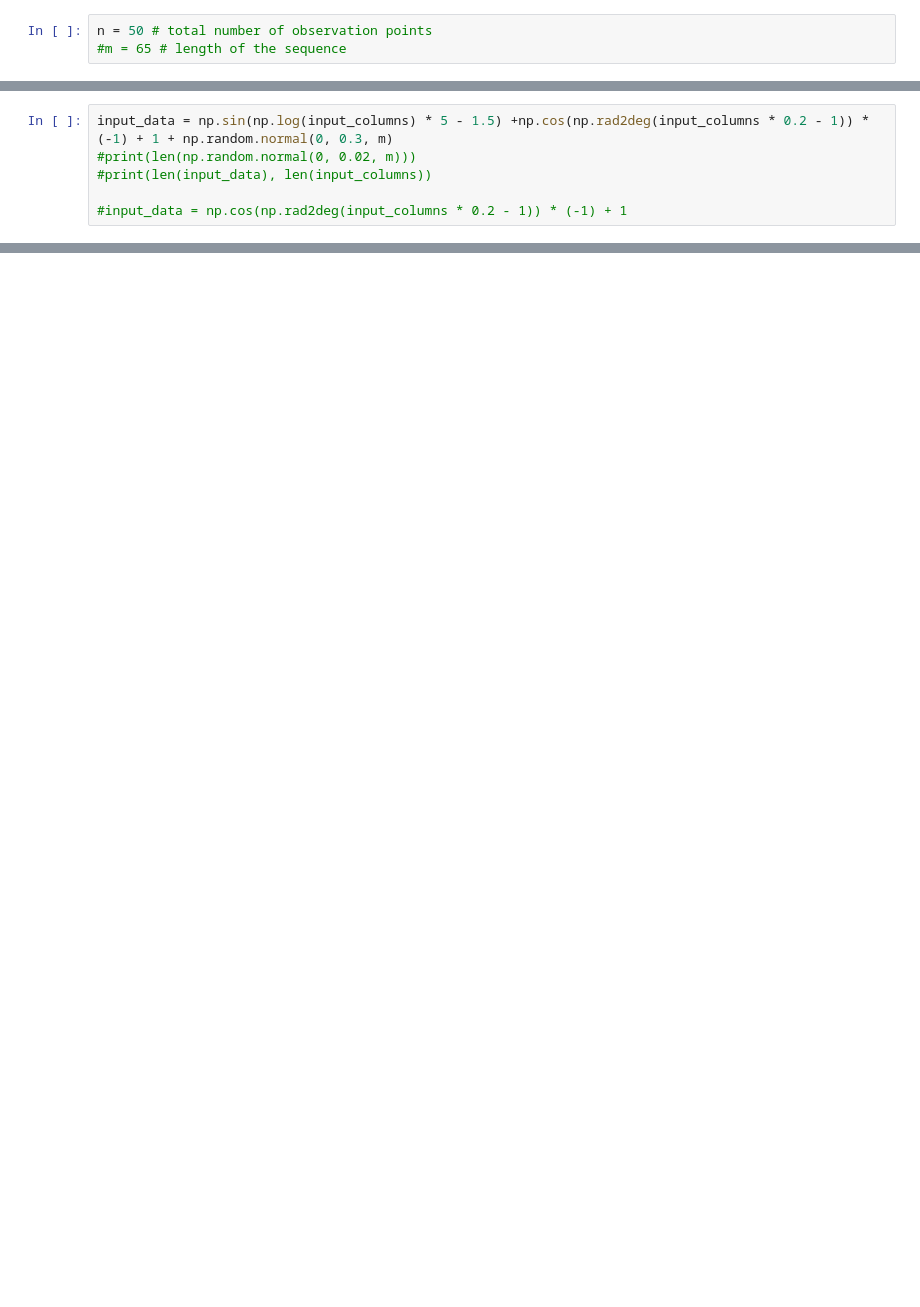
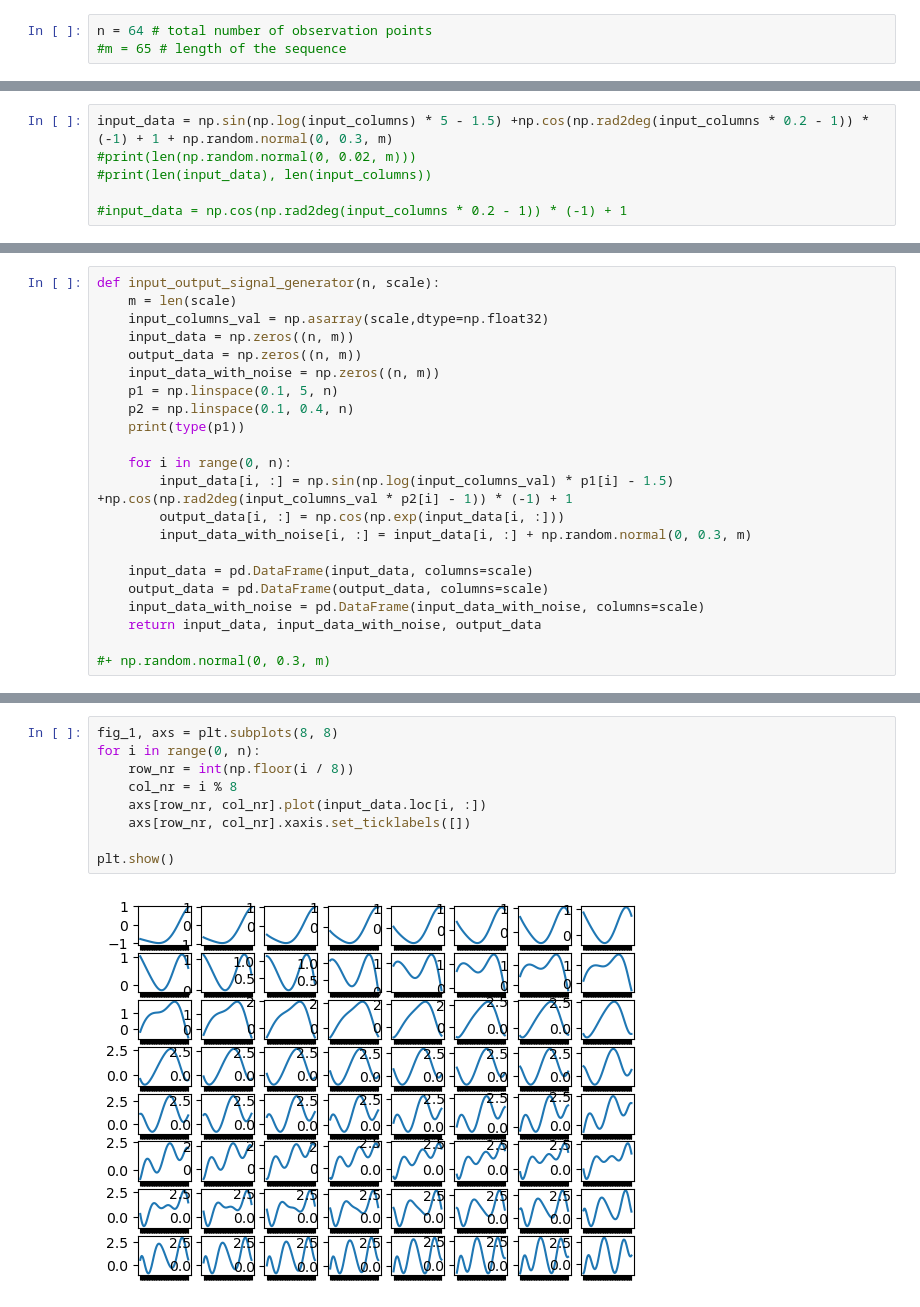
Before and after one commit to SvenNomm/lstm_replicant, a Jupyter notebook: synthetic_data_generator.ipynb, the cells around one changed output, grey strips where cells are left out. Drawn from its saved outputs; the diff is of its cells as text; blank space fills up the shorter version.

```diff
--- a/synthetic_data_generator.ipynb
+++ b/synthetic_data_generator.ipynb
@@ -4,7 +4,7 @@ import numpy as np
 import pandas as pd
 import pickle as pkl
 # %%
-n = 50 # total number of observation points
+n = 64 # total number of observation points
 #m = 65 # length of the sequence
 # %%
 # get values from column names
@@ -53,0 +54,22 @@ plt.plot(input_columns, output_data)
+# %%
+def input_output_signal_generator(n, scale):
+    m = len(scale)
+    input_columns_val = np.asarray(scale,dtype=np.float32)
+    input_data = np.zeros((n, m))
+    output_data = np.zeros((n, m))
+    input_data_with_noise = np.zeros((n, m))
+    p1 = np.linspace(0.1, 5, n)
+    p2 = np.linspace(0.1, 0.4, n)
+    print(type(p1))
+
+    for i in range(0, n):
+        input_data[i, :] = np.sin(np.log(input_columns_val) * p1[i] - 1.5) +np.cos(np.rad2deg(input_columns_val * p2[i] - 1)) * (-1) + 1
+        output_data[i, :] = np.cos(np.exp(input_data[i, :]))
+        input_data_with_noise[i, :] = input_data[i, :] + np.random.normal(0, 0.3, m)
+
+    input_data = pd.DataFrame(input_data, columns=scale)
+    output_data = pd.DataFrame(output_data, columns=scale)
+    input_data_with_noise = pd.DataFrame(input_data_with_noise, columns=scale)
+    return input_data, input_data_with_noise, output_data
+
+#+ np.random.normal(0, 0.3, m)
@@ -53,0 +80,11 @@ plt.plot(input_columns, output_data)
+# %%
+fig_1, axs = plt.subplots(8, 8)
+for i in range(0, n):
+    row_nr = int(np.floor(i / 8))
+    col_nr = i % 8
+    axs[row_nr, col_nr].plot(input_data.loc[i, :])
+    axs[row_nr, col_nr].xaxis.set_ticklabels([])
+
+plt.show()
+# %% [output]
+[figure, added]
```
Also changed, not shown: parts of 7 cells of this notebook.
